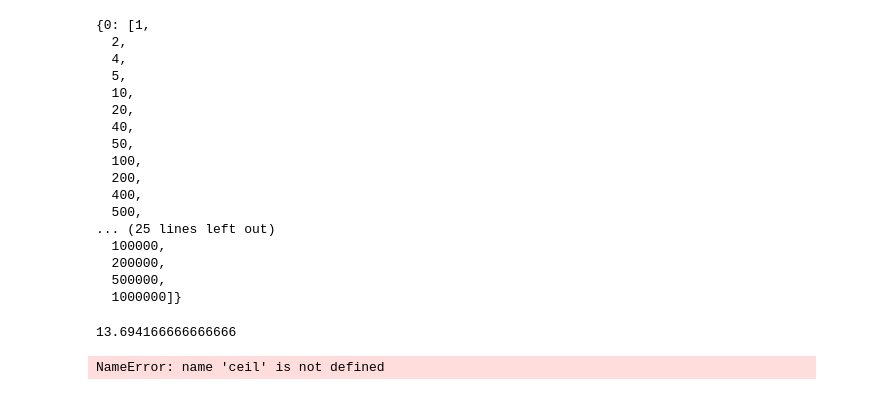
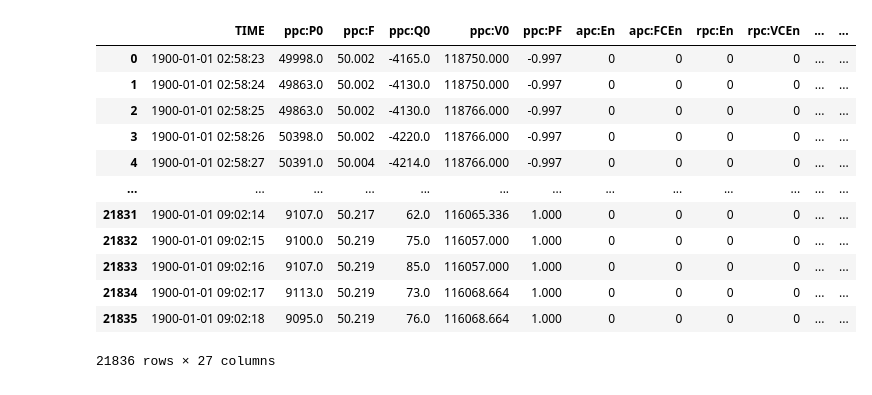
Before and after one commit to skont21/my_python_repository, a Jupyter notebook: plotly/Plot.ipynb, the cells around one changed output. Drawn from its saved outputs; the diff is of its cells as text; code cells hidden in the pictures.

```diff
--- a/plotly/Plot.ipynb
+++ b/plotly/Plot.ipynb
@@ -284,20 +281,0 @@ locator = mdates.AutoDateLocator(minticks=30)
-# %%
-locator.intervald
-# %% [output]
-{0: [1,
-  2,
-  4,
-  5,
-  10,
-  20,
-  40,
-  50,
-  100,
-  200,
-  400,
-  500,
-... (25 lines left out)
-  100000,
-  200000,
-  500000,
-  1000000]}
@@ -306,4 +281,0 @@ td=data['TIME'].iloc[-1]-data['TIME'].iloc[0]
-# %%
-td.seconds/1200
-# %% [output]
-13.694166666666666
@@ -312,4 +282,16 @@ round?
-# %%
-ceil
-# %% [output]
-NameError: name 'ceil' is not defined
+# %%
+get_traces('saomai.csv')
+# %% [output]
+|  | TIME | ppc:P0 | ppc:F | ppc:Q0 | ppc:V0 | ppc:PF | apc:En | apc:FCEn | rpc:En | rpc:VCEn | ... | ... |
+| 0 | 1900-01-01 02:58:23 | 49998.0 | 50.002 | -4165.0 | 118750.000 | -0.997 | 0 | 0 | 0 | 0 | ... | ... |
+| 1 | 1900-01-01 02:58:24 | 49863.0 | 50.002 | -4130.0 | 118750.000 | -0.997 | 0 | 0 | 0 | 0 | ... | ... |
+| 2 | 1900-01-01 02:58:25 | 49863.0 | 50.002 | -4130.0 | 118766.000 | -0.997 | 0 | 0 | 0 | 0 | ... | ... |
+| 3 | 1900-01-01 02:58:26 | 50398.0 | 50.002 | -4220.0 | 118766.000 | -0.997 | 0 | 0 | 0 | 0 | ... | ... |
+| 4 | 1900-01-01 02:58:27 | 50391.0 | 50.004 | -4214.0 | 118766.000 | -0.997 | 0 | 0 | 0 | 0 | ... | ... |
+| ... | ... | ... | ... | ... | ... | ... | ... | ... | ... | ... | ... | ... |
+| 21831 | 1900-01-01 09:02:14 | 9107.0 | 50.217 | 62.0 | 116065.336 | 1.000 | 0 | 0 | 0 | 0 | ... | ... |
+| 21832 | 1900-01-01 09:02:15 | 9100.0 | 50.219 | 75.0 | 116057.000 | 1.000 | 0 | 0 | 0 | 0 | ... | ... |
+| 21833 | 1900-01-01 09:02:16 | 9107.0 | 50.219 | 85.0 | 116057.000 | 1.000 | 0 | 0 | 0 | 0 | ... | ... |
+| 21834 | 1900-01-01 09:02:17 | 9113.0 | 50.219 | 73.0 | 116068.664 | 1.000 | 0 | 0 | 0 | 0 | ... | ... |
+| 21835 | 1900-01-01 09:02:18 | 9095.0 | 50.219 | 76.0 | 116068.664 | 1.000 | 0 | 0 | 0 | 0 | ... | ... |
+21836 rows × 27 columns
```
Also changed, not shown: parts of 25 cells of this notebook.
